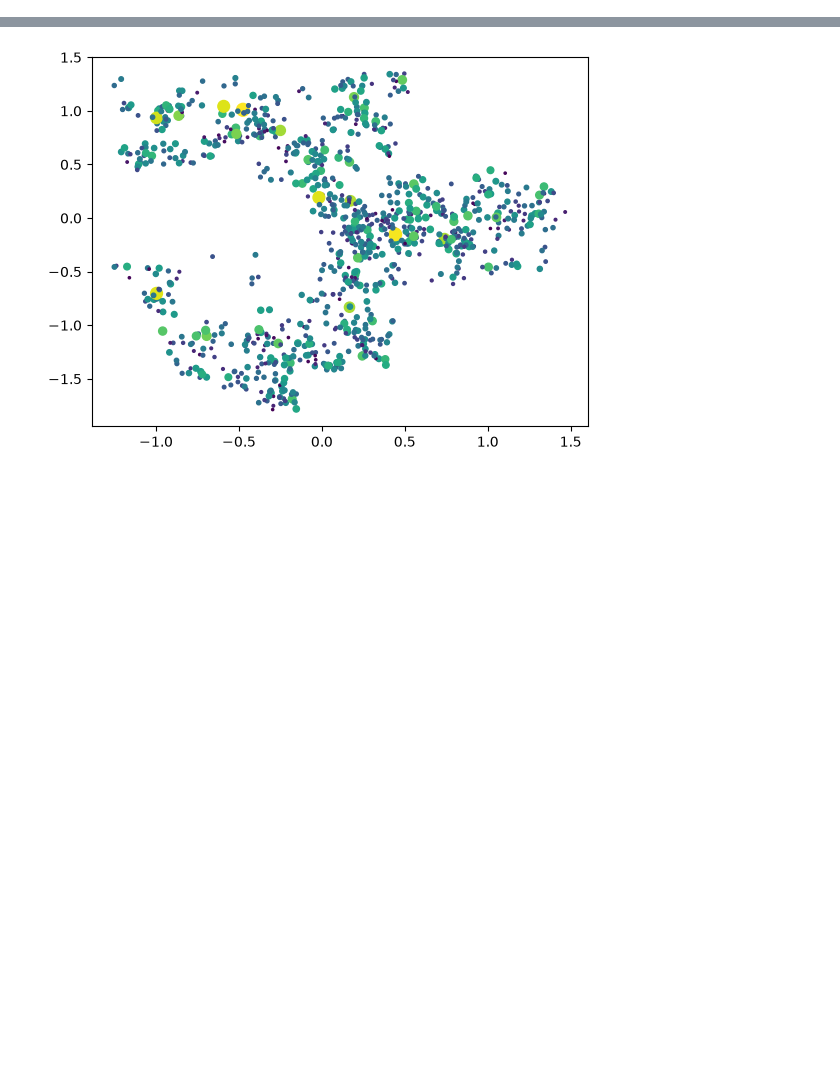
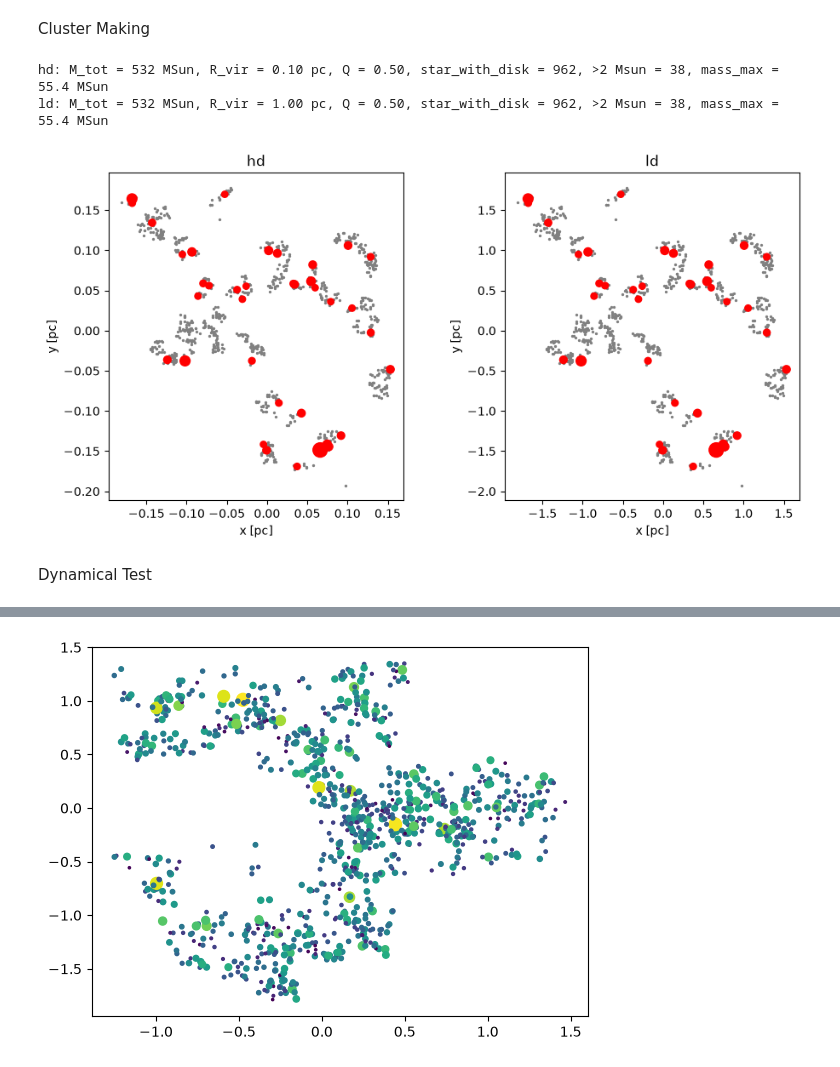
Before and after one commit to sapounas20/AMUSE_project, a Jupyter notebook: Clustering.ipynb, the cells around one changed output, grey strips where cells are left out. Drawn from its saved outputs; the diff is of its cells as text; code cells hidden in the pictures; blank space fills up the shorter version.

Commit message:
a reorganization of 10.28 code (11.11), check the dynamics

```diff
--- a/Clustering.ipynb
+++ b/Clustering.ipynb
@@ -7,0 +12,50 @@ from matplotlib import pyplot as plt
+# %% [markdown]
+Cluster Making
+# %%
+def make_cluster(n_stars=1000, r_vir=1.0 | units.pc,
+                 fractal_dimension=1.6, seed=42):
+
+    # the definition and affects of fractal dimension?
+    np.random.seed(seed)
+    # 0.08 MSun is Hydrogen-burning limit, otherwise the stars would be brown dwarfs
+    masses = new_kroupa_mass_distribution(
+        n_stars, mass_min=0.08 | units.MSun, mass_max=100 | units.MSun)
+    converter = nbody_system.nbody_to_si(masses.sum(), r_vir)
+    stars = new_fractal_cluster_model(
+        n_stars, fractal_dimension=fractal_dimension,
+        convert_nbody=converter, random_seed=seed)
+    stars.mass = masses
+
+    #reset the mass-center
+    stars.move_to_center()
+    #scale the position and velocity to guarantee the Virial_ratio=0.5
+    stars.scale_to_standard(convert_nbody=converter, virial_ratio=0.5)
+    return stars, converter
+# %%
+# make a high density cluster and a low density one
+clusters = {"hd": make_cluster(r_vir=0.1 | units.pc),
+            "ld": make_cluster(r_vir=1.0 | units.pc)}
+
+fig, axes = plt.subplots(1, 2, figsize=(11, 5))
+for ax, (name, (stars, conv)) in zip(axes, clusters.items()):
+    T = stars.kinetic_energy().value_in(units.J)
+    W = stars.potential_energy().value_in(units.J)
+    Q = T / abs(W)
+    #select the massive stars (larger than 2 MSun) (whose disks evaporated faster)
+    big = stars[stars.mass > 2 | units.MSun]
+    print(f"{name}: M_tot = {stars.mass.sum().value_in(units.MSun):.0f} MSun, "
+          f"R_vir = {stars.virial_radius().value_in(units.pc):.2f} pc, Q = {Q:.2f}, "
+          f"star_with_disk = {len(stars) - len(big)}, >2 Msun = {len(big)}, "
+          f"mass_max = {stars.mass.max().value_in(units.MSun):.1f} MSun")
+    ax.scatter(stars.x.value_in(units.pc), stars.y.value_in(units.pc), s=2, c="grey")
+    ax.scatter(big.x.value_in(units.pc), big.y.value_in(units.pc),
+               s=20 * np.sqrt(big.mass.value_in(units.MSun)), c="red")
+    ax.set_title(name); ax.set_xlabel("x [pc]"); ax.set_ylabel("y [pc]")
+    ax.set_aspect("equal")
+plt.show()
+# %% [output]
+hd: M_tot = 532 MSun, R_vir = 0.10 pc, Q = 0.50, star_with_disk = 962, >2 Msun = 38, mass_max = 55.4 MSun
+ld: M_tot = 532 MSun, R_vir = 1.00 pc, Q = 0.50, star_with_disk = 962, >2 Msun = 38, mass_max = 55.4 MSun
+[figure, added]
+# %% [markdown]
+Dynamical Test
```
Also changed, not shown: parts of 4 cells of this notebook.
